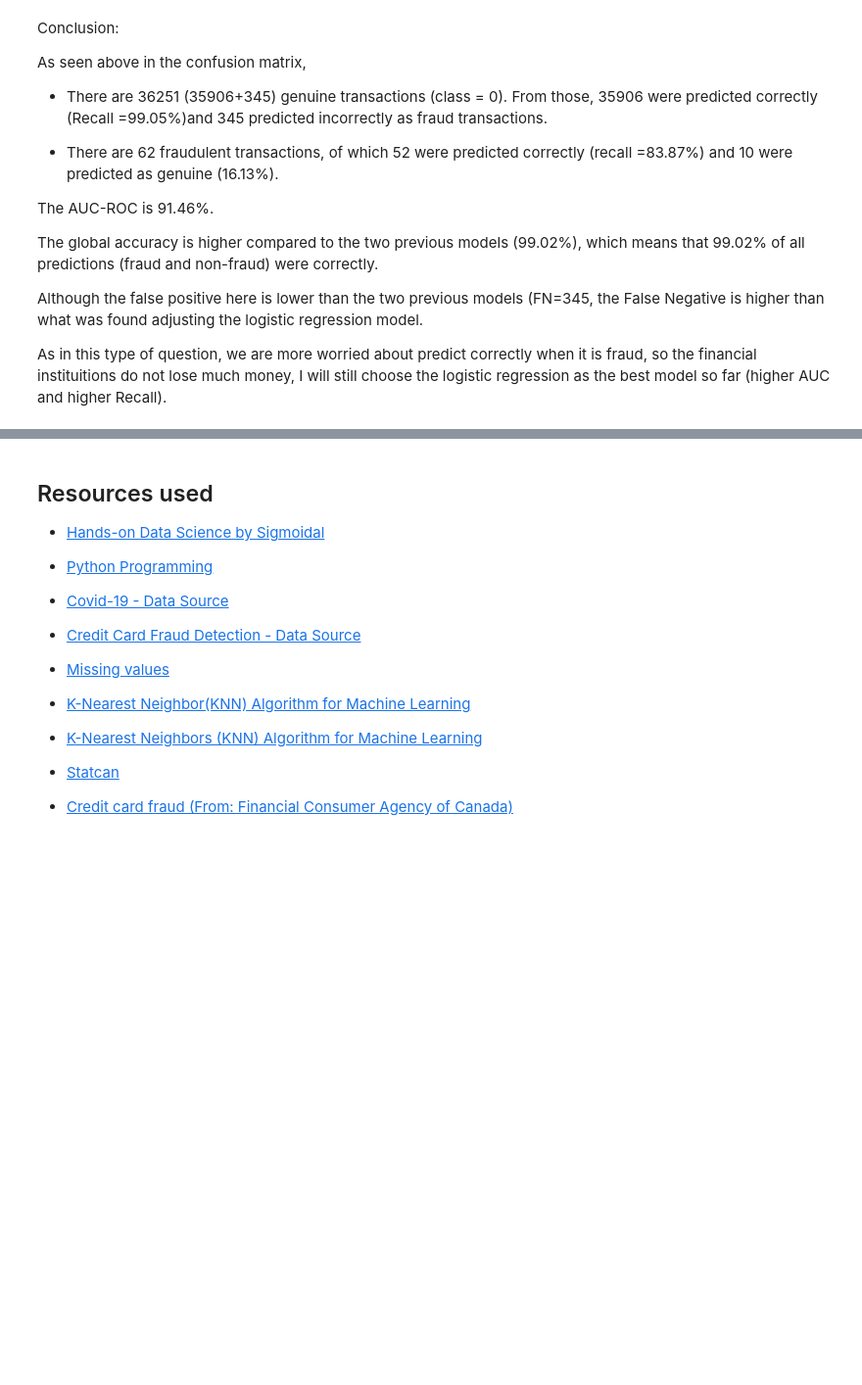
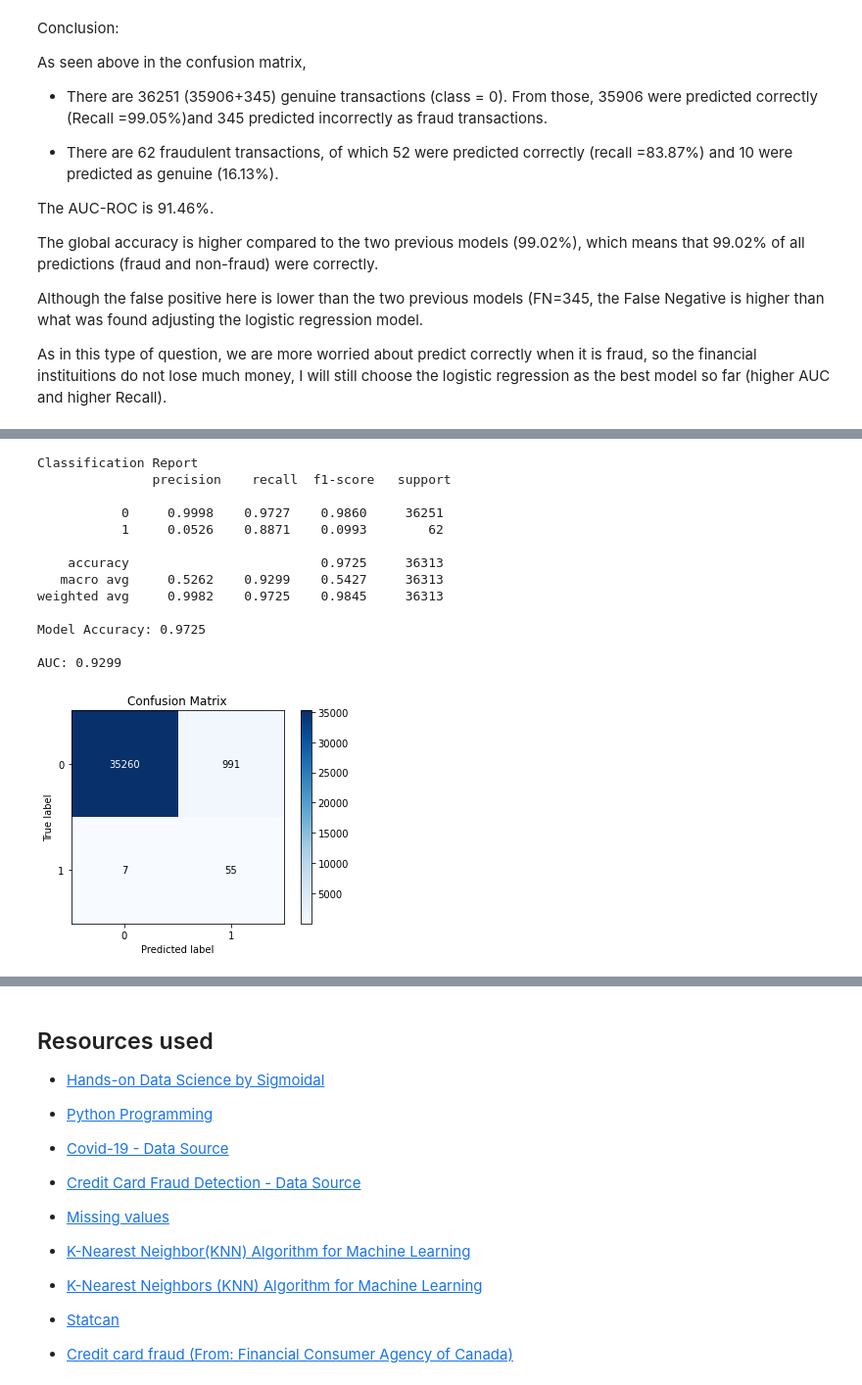
Before and after one commit to Mdrsilva/Credit_Card_Fraud_Detection_Data_Analysis, a Jupyter notebook: Credit_Card_Fraud_Detection.ipynb, the cells around one changed output, grey strips where cells are left out. Shown at 98% size. Drawn from its saved outputs; the diff is of its cells as text; code cells hidden in the pictures; blank space fills up the shorter version.

```diff
--- a/Credit_Card_Fraud_Detection.ipynb
+++ b/Credit_Card_Fraud_Detection.ipynb
@@ -1117,13 +1083,0 @@ The best accuracy was 0.9902 with k=10.
-# %%
-# Instantiating and train a model
-np.random.seed(2)
-model = LogisticRegression()
-model.fit(X_rus, y_rus)
-
-# Forecast using the test dataset
-y_pred = model.predict(X_val)
-y_prob = model.predict_proba(X_val)
-
-# Probabilities of each forecast value
-print('y_pred: \n', y_pred[0:5])
-print('\n y_prob: \n', y_prob[0:5])
@@ -2104,0 +1092,38 @@ Questions, suggestions for improvement, and corrections are welcome, and thank y
+# %%
+# Instantiating the model
+# n_estimators is the number of trees in the forest.
+model_rfc = RandomForestClassifier(n_estimators= 200,random_state=0)
+
+# Training the model with the .fit() method
+model_rfc.fit(X_rus, y_rus)
+
+# Forecasting using the validation dataset
+y_pred_rfc = model_rfc.predict(X_val)
+
+# Plotting confusion matrix
+skplt.metrics.plot_confusion_matrix(y_val, y_pred_rfc)
+
+# Plotting classification report
+print('Classification Report\n', classification_report(y_val, y_pred_rfc, digits=4))
+
+# Showing Model Accuracy
+print('Model Accuracy: {:.4f}\n'.format(accuracy_score(y_val, y_pred_rfc)))
+
+# Printing area under the curve
+print('AUC: {:.4f}\n'.format(roc_auc_score(y_val, y_pred_rfc)))
+plt.show()
+# %% [output]
+Classification Report
+               precision    recall  f1-score   support
+
+           0     0.9998    0.9727    0.9860     36251
+           1     0.0526    0.8871    0.0993        62
+
+    accuracy                         0.9725     36313
+   macro avg     0.5262    0.9299    0.5427     36313
+weighted avg     0.9982    0.9725    0.9845     36313
+
+Model Accuracy: 0.9725
+
+AUC: 0.9299
+[figure, added]
```
Also changed, not shown: parts of 103 cells of this notebook.
